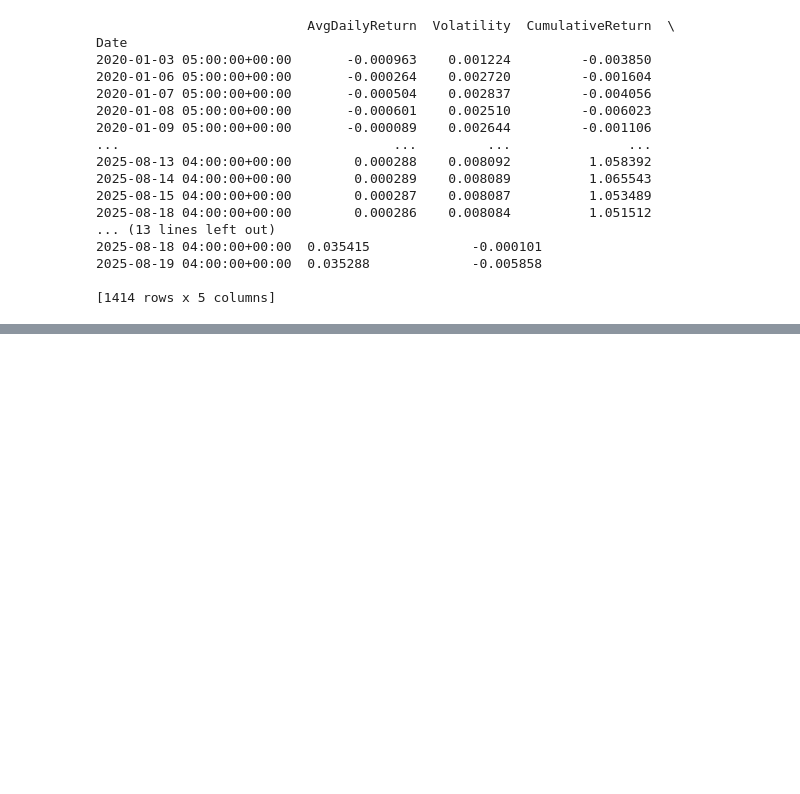
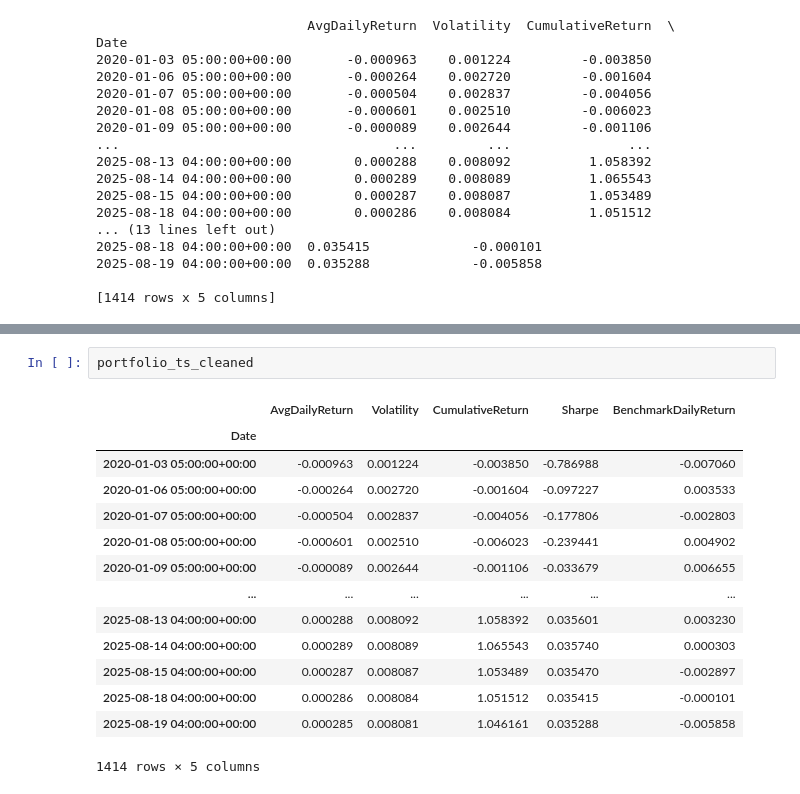
Before and after one commit to yusuf-s-ahmed/Financial-Portfolio-Analysis, a Jupyter notebook: portfolio_analysis.ipynb, the cells around one changed output, grey strips where cells are left out. Drawn from its saved outputs; the diff is of its cells as text; blank space fills up the shorter version.

```diff
--- a/portfolio_analysis.ipynb
+++ b/portfolio_analysis.ipynb
@@ -435,0 +834,17 @@ oil_data.to_csv('output-data/crude_oil_data.csv')
+# %%
+portfolio_ts_cleaned
+# %% [output]
+|  | AvgDailyReturn | Volatility | CumulativeReturn | Sharpe | BenchmarkDailyReturn |
+| Date |  |  |  |  |  |
+| 2020-01-03 05:00:00+00:00 | -0.000963 | 0.001224 | -0.003850 | -0.786988 | -0.007060 |
+| 2020-01-06 05:00:00+00:00 | -0.000264 | 0.002720 | -0.001604 | -0.097227 | 0.003533 |
+| 2020-01-07 05:00:00+00:00 | -0.000504 | 0.002837 | -0.004056 | -0.177806 | -0.002803 |
+| 2020-01-08 05:00:00+00:00 | -0.000601 | 0.002510 | -0.006023 | -0.239441 | 0.004902 |
+| 2020-01-09 05:00:00+00:00 | -0.000089 | 0.002644 | -0.001106 | -0.033679 | 0.006655 |
+| ... | ... | ... | ... | ... | ... |
+| 2025-08-13 04:00:00+00:00 | 0.000288 | 0.008092 | 1.058392 | 0.035601 | 0.003230 |
+| 2025-08-14 04:00:00+00:00 | 0.000289 | 0.008089 | 1.065543 | 0.035740 | 0.000303 |
+| 2025-08-15 04:00:00+00:00 | 0.000287 | 0.008087 | 1.053489 | 0.035470 | -0.002897 |
+| 2025-08-18 04:00:00+00:00 | 0.000286 | 0.008084 | 1.051512 | 0.035415 | -0.000101 |
+| 2025-08-19 04:00:00+00:00 | 0.000285 | 0.008081 | 1.046161 | 0.035288 | -0.005858 |
+1414 rows × 5 columns
```
Also changed, not shown: parts of 29 cells of this notebook, 35 other files.
